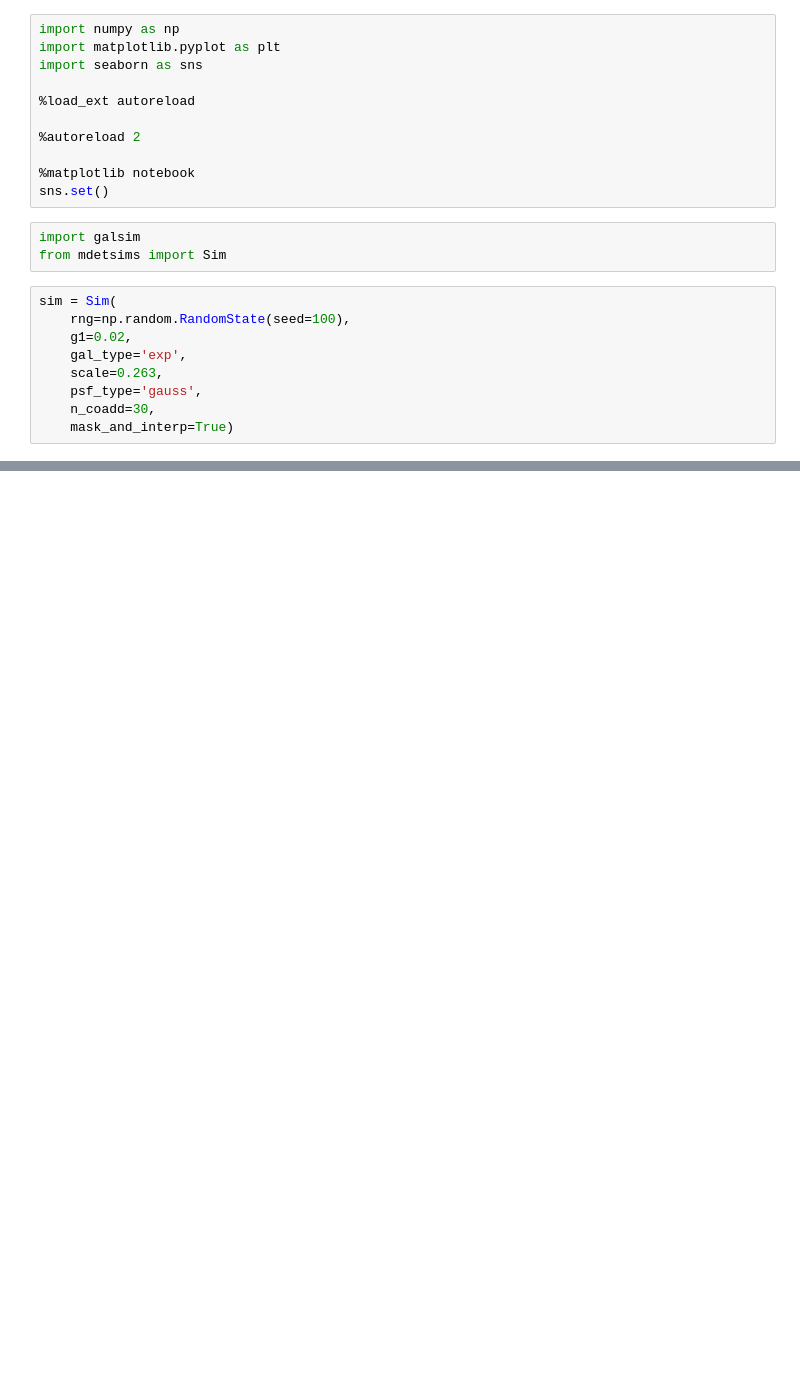
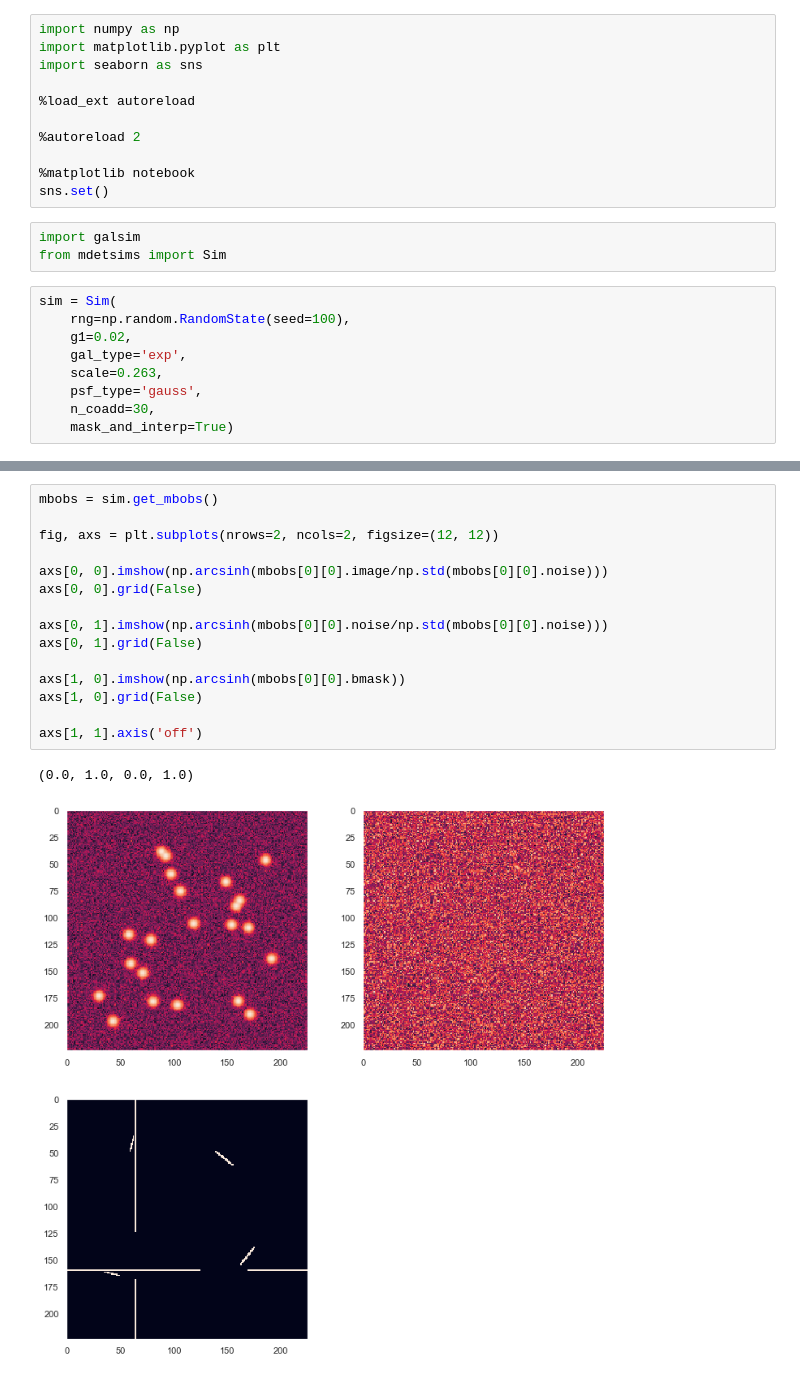
Before and after one commit to beckermr/metadetect-sims, a Jupyter notebook: plots_and_notebooks/plot_sim_masking.ipynb, the cells around one changed output, grey strips where cells are left out. Saved outputs shown, nothing was run; the diff lists cells and outputs as text; blank space fills up the shorter version.

```diff
--- a/plots_and_notebooks/plot_sim_masking.ipynb
+++ b/plots_and_notebooks/plot_sim_masking.ipynb
@@ -44,0 +24,18 @@ ax.grid(False)
+# %%
+mbobs = sim.get_mbobs()
+
+fig, axs = plt.subplots(nrows=2, ncols=2, figsize=(12, 12))
+
+axs[0, 0].imshow(np.arcsinh(mbobs[0][0].image/np.std(mbobs[0][0].noise)))
+axs[0, 0].grid(False)
+
+axs[0, 1].imshow(np.arcsinh(mbobs[0][0].noise/np.std(mbobs[0][0].noise)))
+axs[0, 1].grid(False)
+
+axs[1, 0].imshow(np.arcsinh(mbobs[0][0].bmask))
+axs[1, 0].grid(False)
+
+axs[1, 1].axis('off')
+# %% [output]
+(0.0, 1.0, 0.0, 1.0)
+[figure, added]
```
Also changed, not shown: parts of 2 cells of this notebook, 35 other files.
